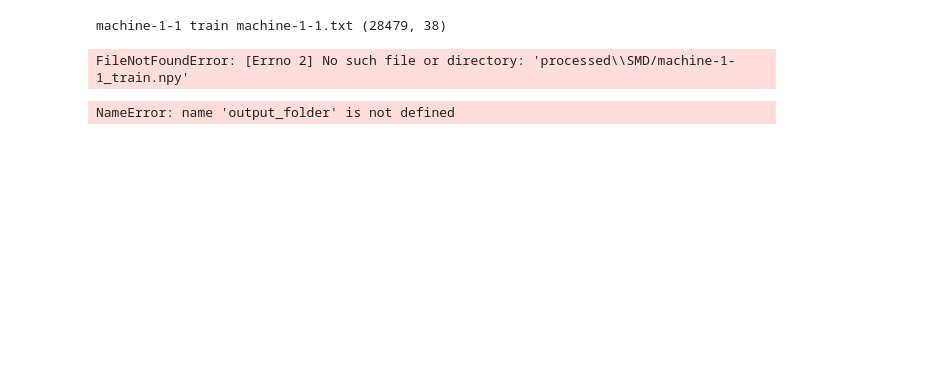
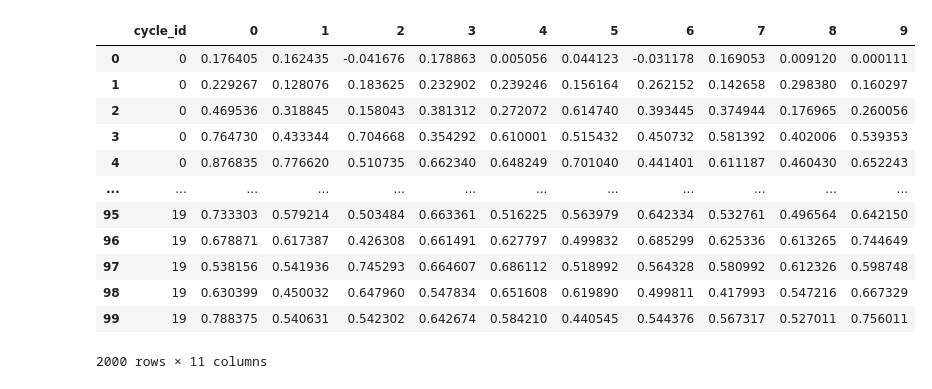
Before and after one commit to Ishangoai/TranAD, a Jupyter notebook: TranAD/Untitled.ipynb, the cells around one changed output. Drawn from its saved outputs; the diff is of its cells as text; code cells hidden in the pictures; blank space fills up the shorter version.

```diff
--- a/TranAD/Untitled.ipynb
+++ b/TranAD/Untitled.ipynb
@@ -63,16 +157,0 @@ def load_and_save2(category, filename, dataset, dataset_folder, shape):
-# %%
-dataset_folder = 'data/SMD'
-file_list = os.listdir(os.path.join(dataset_folder, "train"))
-for filename in file_list:
-    if filename.endswith('.txt'):
-        load_and_save('train', filename, filename.strip('.txt'), dataset_folder)
-        s = load_and_save('test', filename, filename.strip('.txt'), dataset_folder)
-        load_and_save2('labels', filename, filename.strip('.txt'), dataset_folder, s)
-# %% [output]
-machine-1-1 train machine-1-1.txt (28479, 38)
-FileNotFoundError: [Errno 2] No such file or directory: 'processed\\SMD/machine-1-1_train.npy'
-# %%
-folder = os.path.join(output_folder, dataset)
-os.makedirs(folder, exist_ok=True)
-# %% [output]
-NameError: name 'output_folder' is not defined
@@ -78,0 +197,26 @@ NameError: name 'output_folder' is not defined
+# %%
+df  = pd.DataFrame(columns =  ['cycle_id'] + [i for i in range(10)])
+
+for cycle_id in range(20):
+    if cycle_id<10:
+        cycle_data_df = generate_cycle_cosine(cycle_id=str(cycle_id), starting_seed=cycle_id*10)
+    else:
+        cycle_data_df = generate_cycle_trend(cycle_id=str(cycle_id), starting_seed=cycle_id*10)
+
+    df = pd.concat([df, cycle_data_df], axis=0)
+
+df
+# %% [output]
+|  | cycle_id | 0 | 1 | 2 | 3 | 4 | 5 | 6 | 7 | 8 | 9 |
+| 0 | 0 | 0.176405 | 0.162435 | -0.041676 | 0.178863 | 0.005056 | 0.044123 | -0.031178 | 0.169053 | 0.009120 | 0.000111 |
+| 1 | 0 | 0.229267 | 0.128076 | 0.183625 | 0.232902 | 0.239246 | 0.156164 | 0.262152 | 0.142658 | 0.298380 | 0.160297 |
+| 2 | 0 | 0.469536 | 0.318845 | 0.158043 | 0.381312 | 0.272072 | 0.614740 | 0.393445 | 0.374944 | 0.176965 | 0.260056 |
+| 3 | 0 | 0.764730 | 0.433344 | 0.704668 | 0.354292 | 0.610001 | 0.515432 | 0.450732 | 0.581392 | 0.402006 | 0.539353 |
+| 4 | 0 | 0.876835 | 0.776620 | 0.510735 | 0.662340 | 0.648249 | 0.701040 | 0.441401 | 0.611187 | 0.460430 | 0.652243 |
+| ... | ... | ... | ... | ... | ... | ... | ... | ... | ... | ... | ... |
+| 95 | 19 | 0.733303 | 0.579214 | 0.503484 | 0.663361 | 0.516225 | 0.563979 | 0.642334 | 0.532761 | 0.496564 | 0.642150 |
+| 96 | 19 | 0.678871 | 0.617387 | 0.426308 | 0.661491 | 0.627797 | 0.499832 | 0.685299 | 0.625336 | 0.613265 | 0.744649 |
+| 97 | 19 | 0.538156 | 0.541936 | 0.745293 | 0.664607 | 0.686112 | 0.518992 | 0.564328 | 0.580992 | 0.612326 | 0.598748 |
+| 98 | 19 | 0.630399 | 0.450032 | 0.647960 | 0.547834 | 0.651608 | 0.619890 | 0.499811 | 0.417993 | 0.547216 | 0.667329 |
+| 99 | 19 | 0.788375 | 0.540631 | 0.542302 | 0.642674 | 0.584210 | 0.440545 | 0.544376 | 0.567317 | 0.527011 | 0.756011 |
+2000 rows × 11 columns
```
Also changed, not shown: parts of 46 cells of this notebook, 6 other files.
